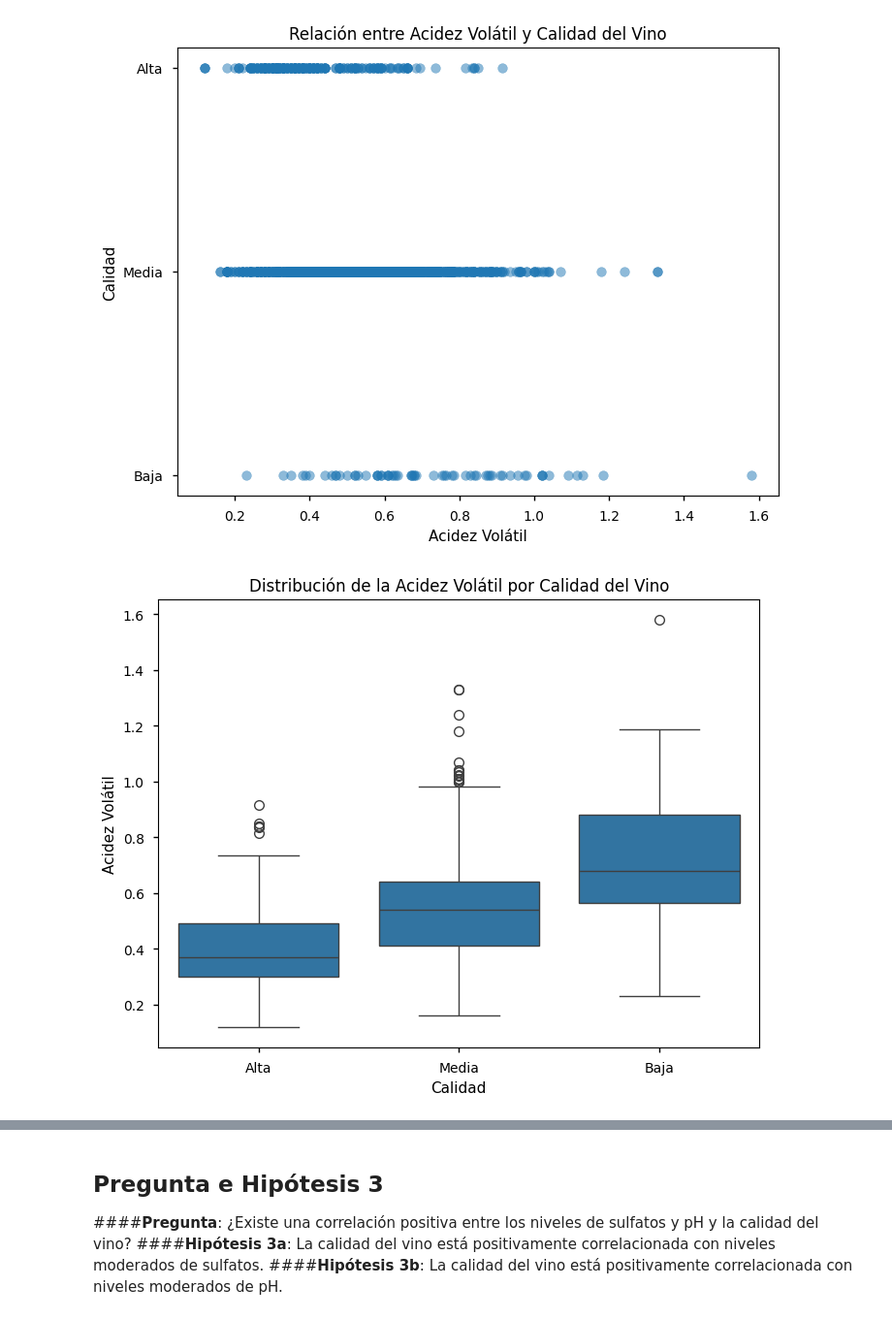
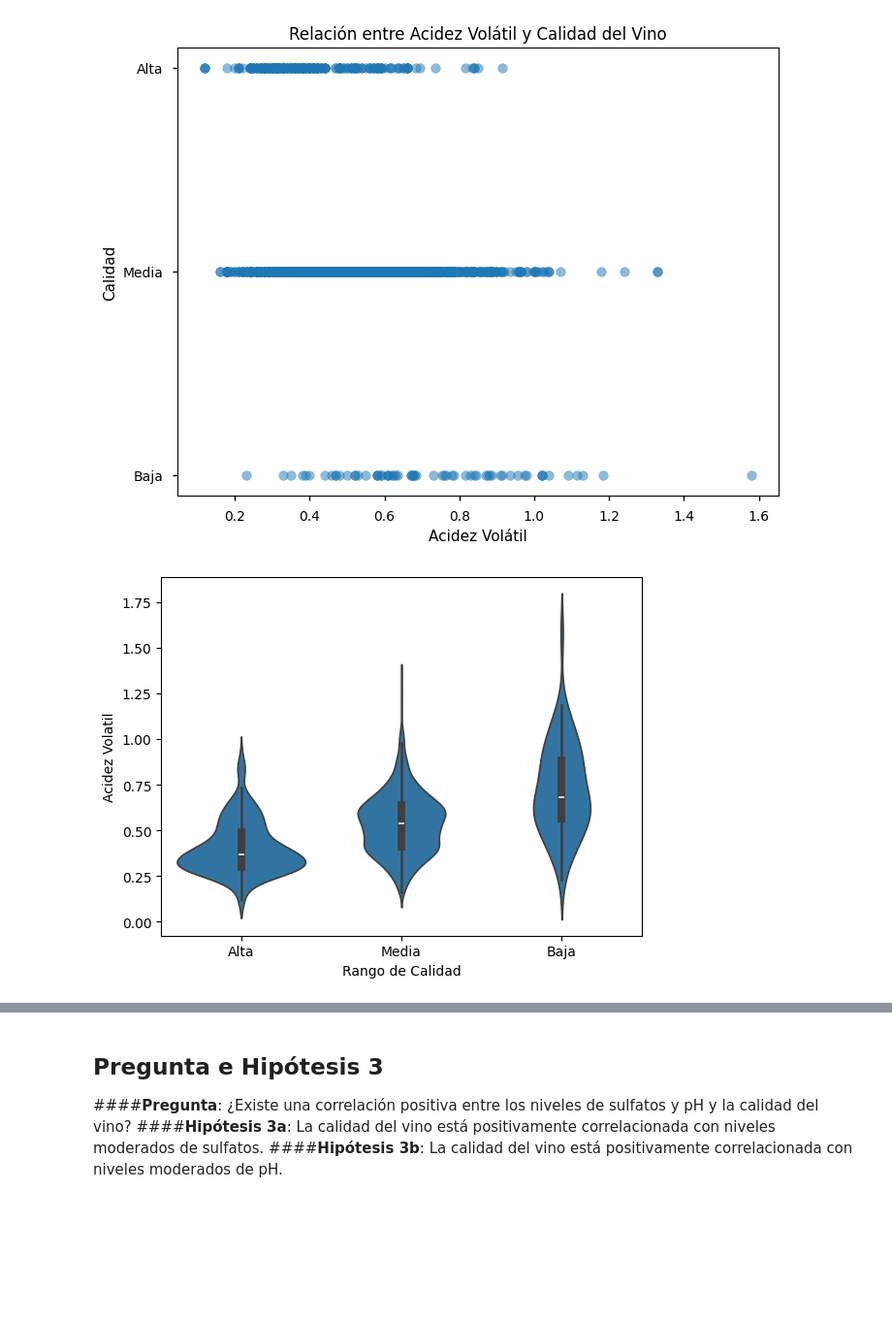
Before and after one commit to tdiego74/Clase_Data_Science_II_PBLC, a Jupyter notebook: Proyecto_DS_II_Preentrega_I_Tocci.ipynb, the cells around one changed output, grey strips where cells are left out. Shown at 97% size. Cells and saved outputs as stored; diff of their text form; code cells hidden in the pictures; blank space fills up the shorter version.

```diff
--- a/Proyecto_DS_II_Preentrega_I_Tocci.ipynb
+++ b/Proyecto_DS_II_Preentrega_I_Tocci.ipynb
@@ -339,16 +357,10 @@ plt.grid(False)
 plt.show()
 # %% [output]
 [figure]
-# %%
-# Boxplot: Comparación de la Distribución de la Acidez Volátil entre Diferentes Calidades (Bivariado)
-fig, ax = plt.subplots(figsize=(8, 6))
-sns.boxplot(x='Rango de Calidad', y='Acidez Volatil', data=df, ax=ax)
-ax.set_title('Distribución de la Acidez Volátil por Calidad del Vino')
-ax.set_xlabel('Calidad')
-ax.set_ylabel('Acidez Volátil')
-plt.grid(False)
-plt.show()
-# %% [output]
-[figure, removed]
+# %%
+sns.violinplot(x=df['Rango de Calidad'], y=df['Acidez Volatil'])
+plt.show()
+# %% [output]
+[figure, added]
 # %% [markdown]
 ## **Interpretación:**
```
Also changed, not shown: parts of 9 cells of this notebook.
